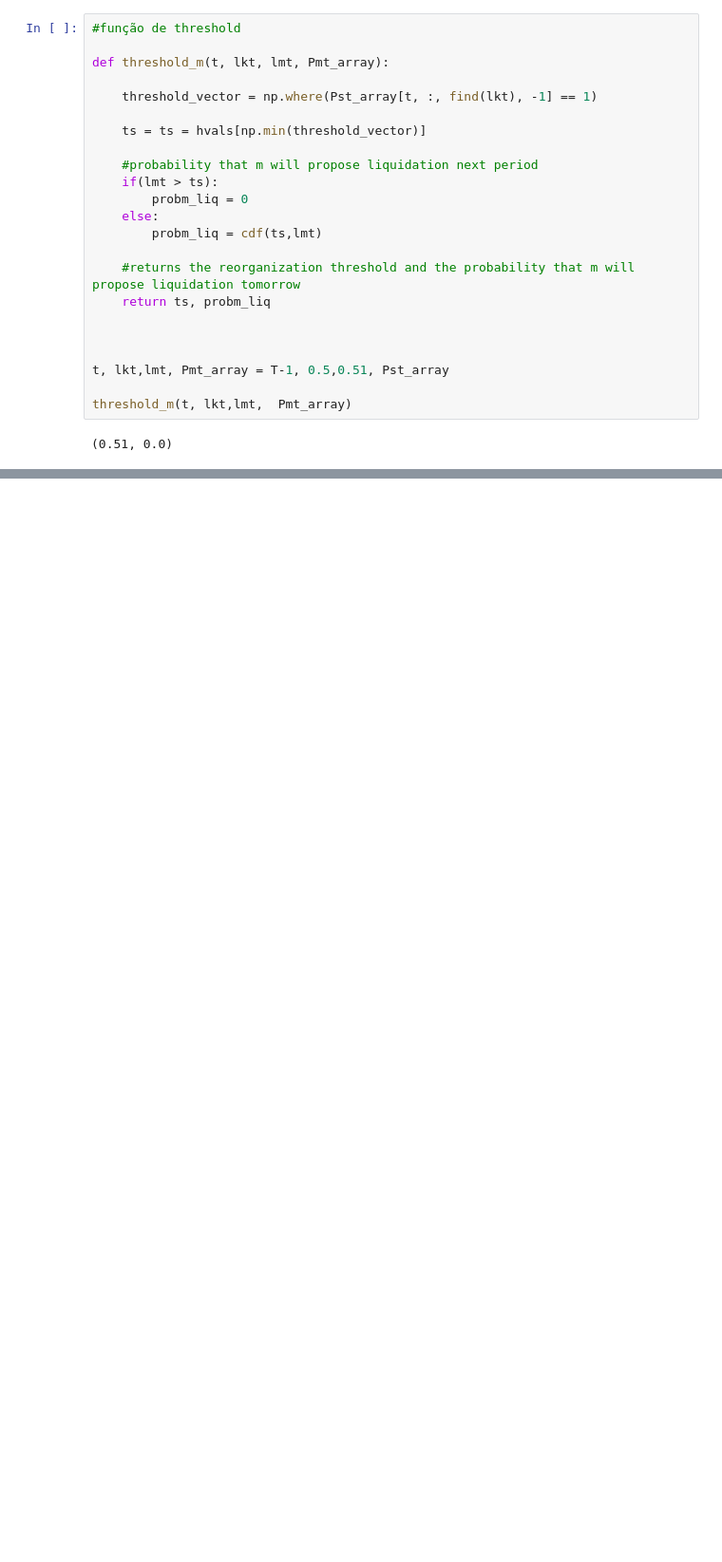
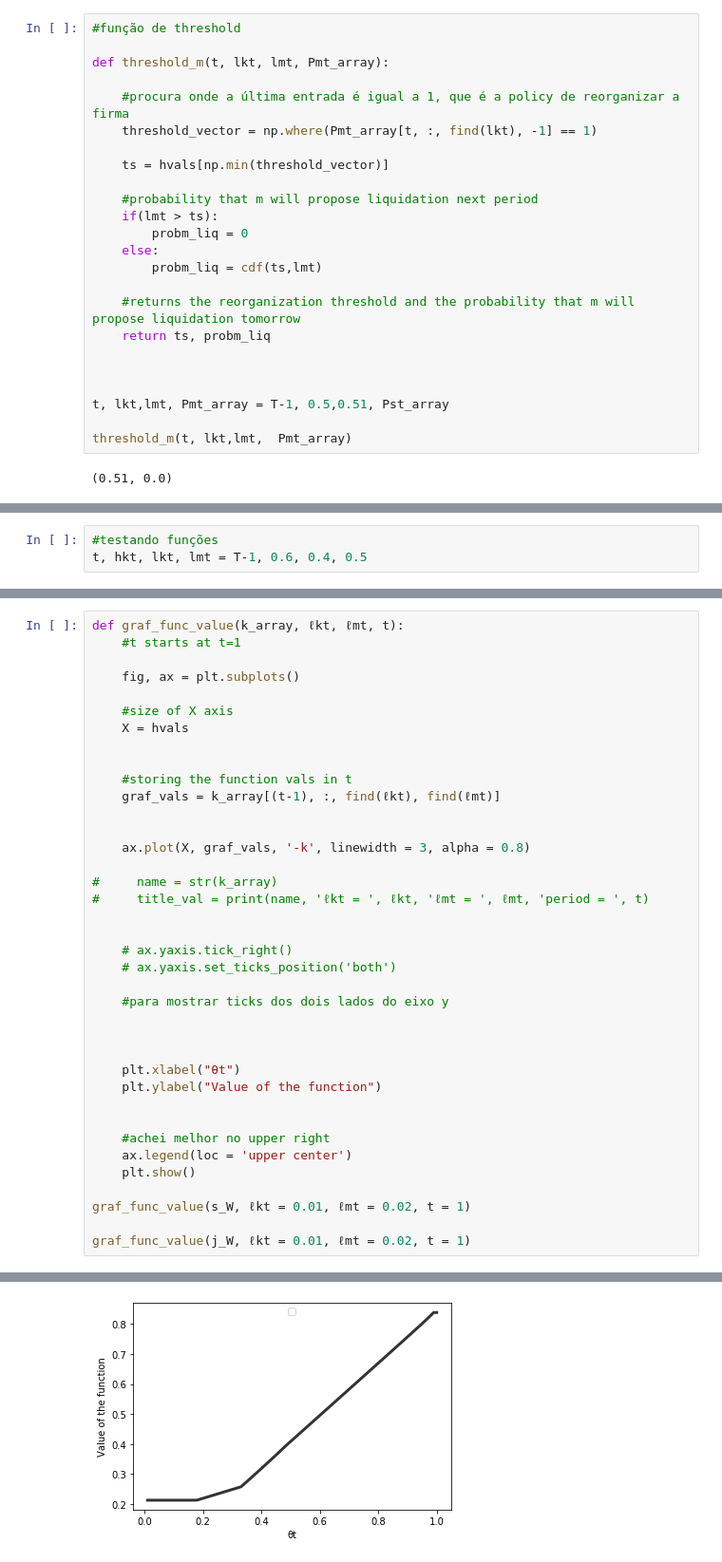
Before and after one commit to jmatheusgpa/Bargaining, a Jupyter notebook: Bellman.ipynb, the cells around one changed output, grey strips where cells are left out. Shown: that part at 95% size. Cells and saved outputs as stored; diff of their text form; blank space fills up the shorter version.

```diff
--- a/Bellman.ipynb
+++ b/Bellman.ipynb
@@ -463,9 +476,10 @@ Pst_array[T-1, :, find(0.5), -1]
 
 def threshold_m(t, lkt, lmt, Pmt_array):
 
-    threshold_vector = np.where(Pst_array[t, :, find(lkt), -1] == 1)
+    #procura onde a última entrada é igual a 1, que é a policy de reorganizar a firma
+    threshold_vector = np.where(Pmt_array[t, :, find(lkt), -1] == 1)
 
-    ts = ts = hvals[np.min(threshold_vector)]
+    ts = hvals[np.min(threshold_vector)]
 
     #probability that m will propose liquidation next period
     if(lmt > ts):
@@ -485,0 +660,3 @@ threshold_m(t, lkt,lmt,  Pmt_array)
+# %%
+#testando funções
+t, hkt, lkt, lmt = T-1, 0.6, 0.4, 0.5
@@ -485,0 +848,39 @@ threshold_m(t, lkt,lmt,  Pmt_array)
+# %%
+def graf_func_value(k_array, ℓkt, ℓmt, t):
+    #t starts at t=1
+
+    fig, ax = plt.subplots()
+
+    #size of X axis
+    X = hvals
+
+
+    #storing the function vals in t
+    graf_vals = k_array[(t-1), :, find(ℓkt), find(ℓmt)]
+
+
+    ax.plot(X, graf_vals, '-k', linewidth = 3, alpha = 0.8)
+
+#     name = str(k_array)
+#     title_val = print(name, 'ℓkt = ', ℓkt, 'ℓmt = ', ℓmt, 'period = ', t)
+
+
+    # ax.yaxis.tick_right()
+    # ax.yaxis.set_ticks_position('both')
+
+    #para mostrar ticks dos dois lados do eixo y
+
+
+
+    plt.xlabel("θt")
+    plt.ylabel("Value of the function")
+
+
+    #achei melhor no upper right
+    ax.legend(loc = 'upper center')
+    plt.show()
+
+graf_func_value(s_W, ℓkt = 0.01, ℓmt = 0.02, t = 1)
+
+graf_func_value(j_W, ℓkt = 0.01, ℓmt = 0.02, t = 1)
+# %% [output]
@@ -485,0 +888 @@ threshold_m(t, lkt,lmt,  Pmt_array)
+[figure, added]
```
Also changed, not shown: parts of 29 cells of this notebook.
